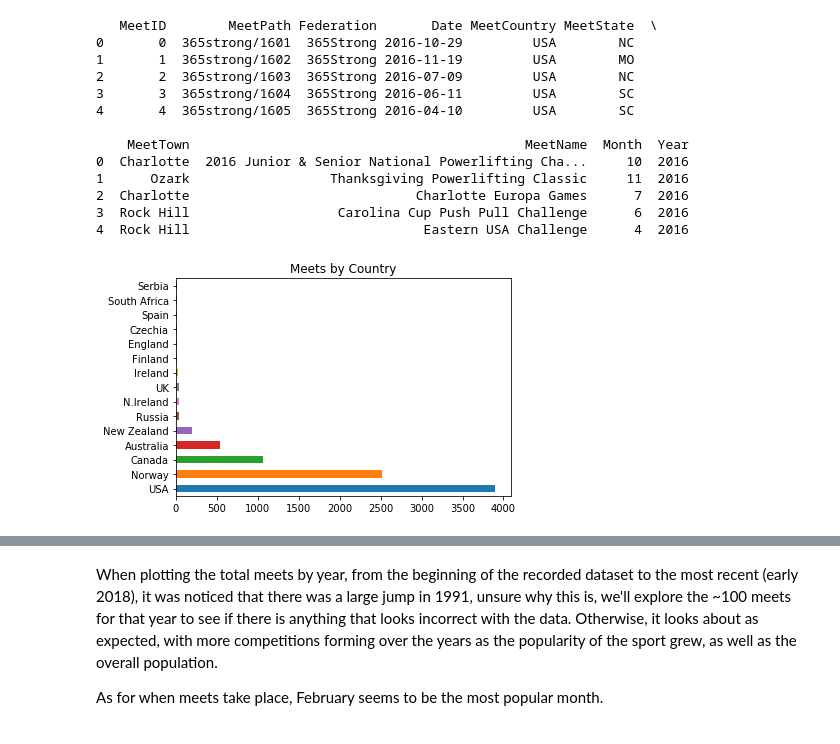
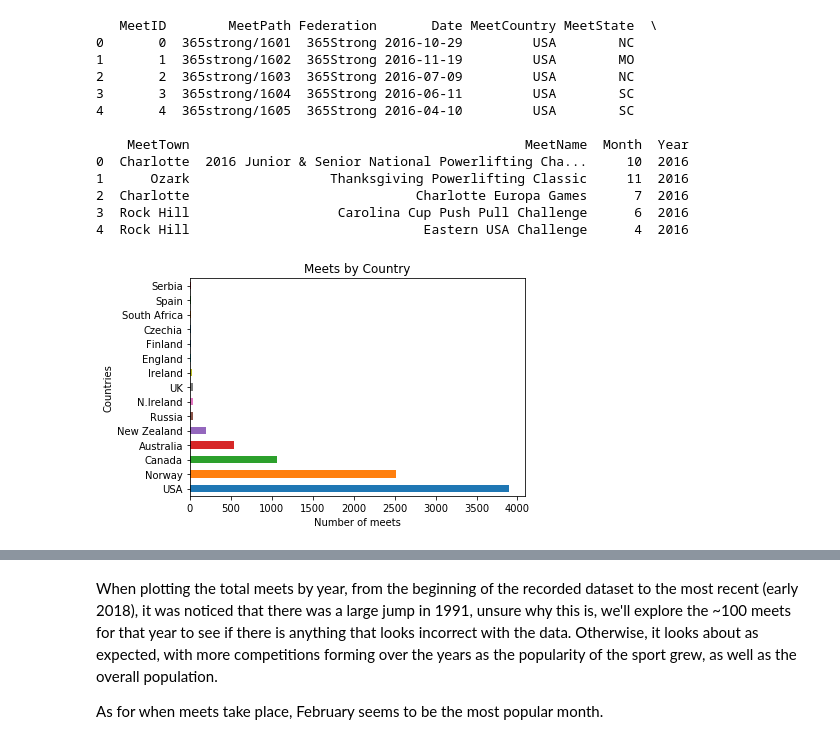
Before and after one commit to spatten35/CapstoneProject1, a Jupyter notebook: Capstone1.ipynb, the cells around one changed output, grey strips where cells are left out. Saved outputs shown, nothing was run; the diff lists cells and outputs as text; code cells hidden in the pictures.

```diff
--- a/Capstone1.ipynb
+++ b/Capstone1.ipynb
@@ -63,10 +75,12 @@ print(meets_df.head())
 # %%
 meets_df.MeetCountry.value_counts()[:15].plot(kind='barh')
 type(meets_df.MeetCountry.value_counts())
 plt.title('Meets by Country')
+plt.xlabel('Number of meets')
+plt.ylabel('Countries')
 plt.show()
 # %% [output]
-[figure, old version]
+[figure, new version]
 # %%
 plt.figure(figsize=(10,7))
 meets_df.Year.value_counts(sort=False).sort_index().plot(kind='bar')
```
Also changed, not shown: parts of 32 cells of this notebook.
